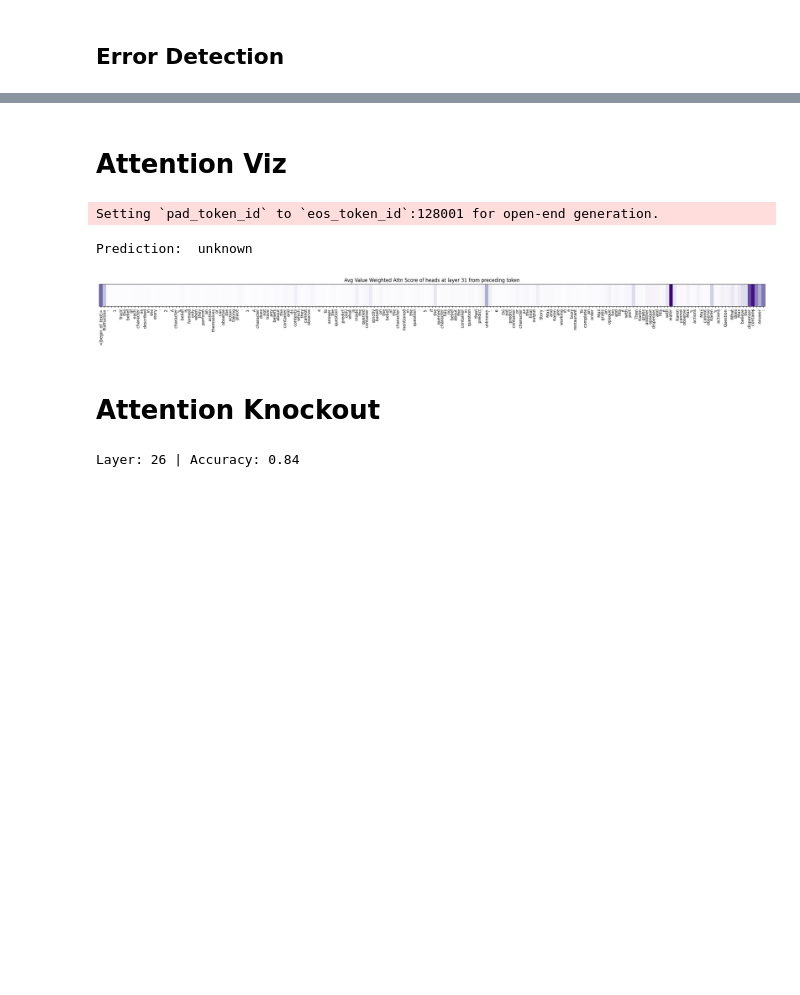
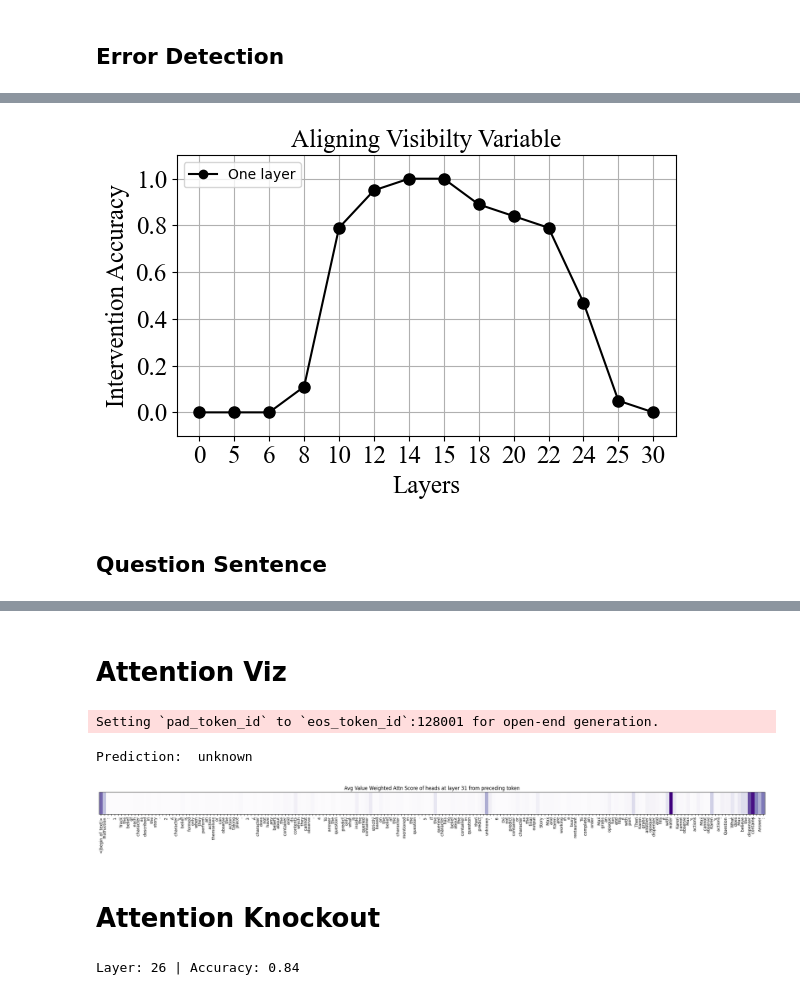
Before and after one commit to umango101/belief_tracking, a Jupyter notebook: notebooks/visibility.ipynb, the cells around one changed output, grey strips where cells are left out. Drawn from its saved outputs; the diff is of its cells as text; code cells hidden in the pictures; blank space fills up the shorter version.

```diff
--- a/notebooks/visibility.ipynb
+++ b/notebooks/visibility.ipynb
@@ -1732,0 +114,10 @@ Target:  water
+# %%
+idx = 0
+corrupt_prompt = dataset[idx]['corrupt_prompt']
+clean_prompt = dataset[idx]['clean_prompt']
+input_tokens = model.tokenizer(corrupt_prompt, return_tensors="pt").input_ids
+print(f"'{model.tokenizer.decode(input_tokens[0][second_visibility_sent])}'")
+
+input_tokens = model.tokenizer(clean_prompt, return_tensors="pt").input_ids
+print(f"'{model.tokenizer.decode(input_tokens[0][second_visibility_sent])}'")
+# print(model.tokenizer.decode(input_tokens[0][-8]), model.tokenizer.decode(input_tokens[0][-5]))
@@ -1779,0 +229,4 @@ Clean: unknown | Corrupt: tea
+# %%
+# Sort accs_vis_sent by keys
+accs_vis_sent = dict(sorted(accs_vis_sent.items()))
+accs_vis_sent
@@ -1779,0 +248,34 @@ Clean: unknown | Corrupt: tea
+# %%
+stories = [
+    {
+        "story": dataset[0]["corrupt_story"],
+        "question": dataset[0]["corrupt_question"],
+        "answer": dataset[0]["corrupt_ans"],
+    },
+    {
+        "story": dataset[0]["clean_story"],
+        "question": dataset[0]["clean_question"],
+        "answer": dataset[0]["clean_ans"],
+    }
+]
+
+# arrows = [{'start': token_pos_coords['e1_query_charac'], 'end': token_pos_coords['e2_query_charac'], 'color': 'red'}]
+
+plot_data = {
+    "labels": accs_vis_sent.keys(),
+    "acc_one_layer": accs_vis_sent.values(),
+    "title": "Aligning Visibilty Variable",
+    "x_label": "Layers",
+    "y_label": "Intervention Accuracy",
+}
+
+characters = list(set(dataset[0]['clean_characters'] + dataset[0]['corrupt_characters']))
+objects = list(set(dataset[0]['clean_objects'] + dataset[0]['corrupt_objects']))
+states = list(set(dataset[0]['clean_states'] + dataset[0]['corrupt_states']))
+
+generator = StoryGenerator(characters=characters, objects=objects, states=states, stories=stories, target=dataset[0]['target'], arrows=[], plot_data=plot_data)
+generator.save_html(filename="../plots/visibility_exps/first_obj/accs_vis_sent.html")
+# %% [output]
+[figure, added]
+# %% [markdown]
+## Question Sentence
```
Also changed, not shown: parts of 124 cells of this notebook, 7 other files.
